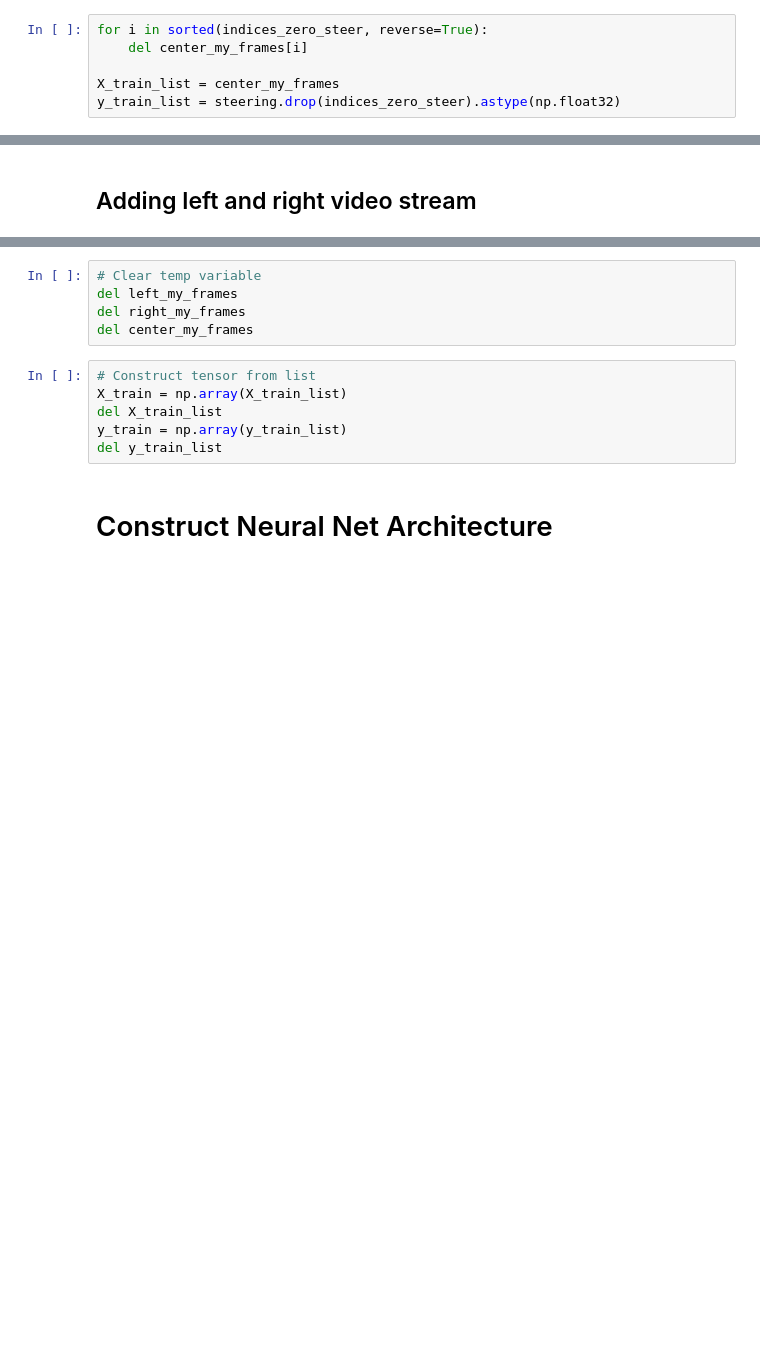
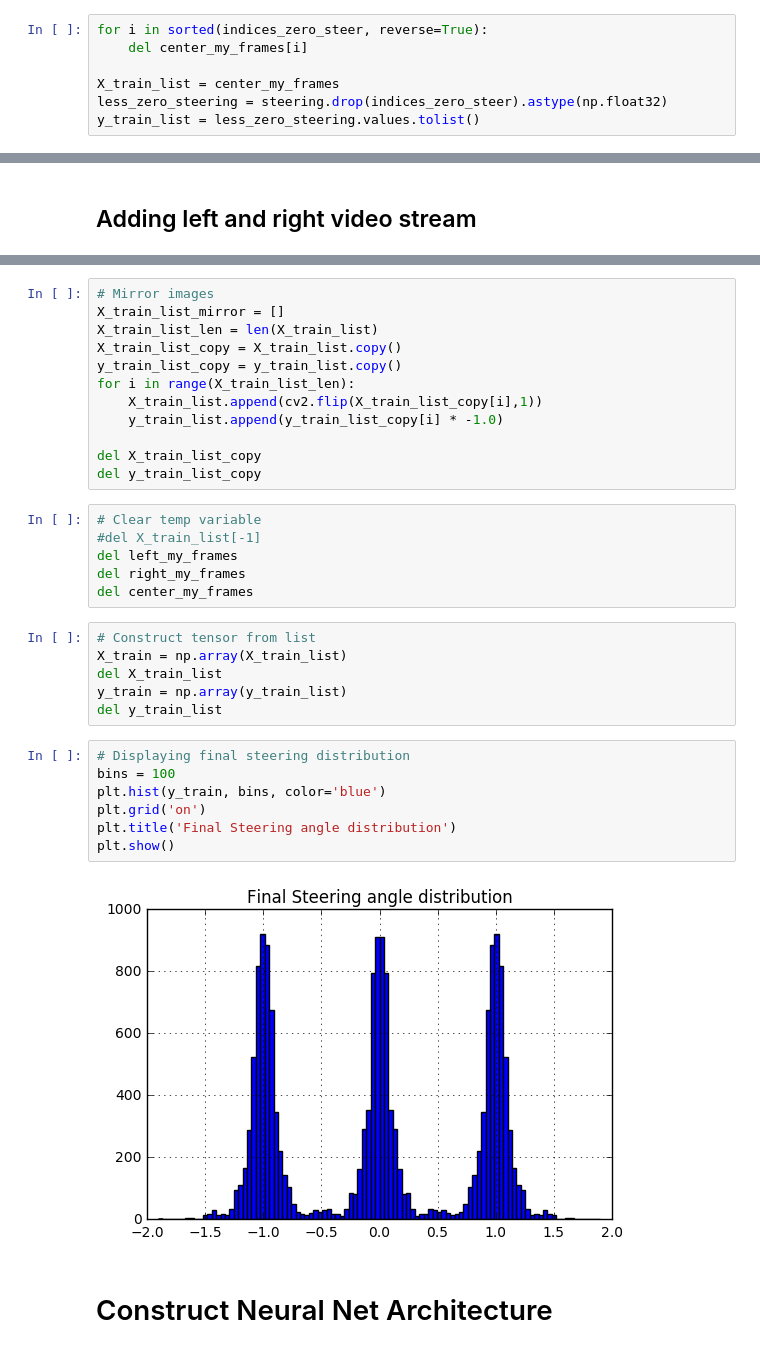
Before and after one commit to rdjondo/CarND-Behavioral-Cloning-P3, a Jupyter notebook: simulator-train.ipynb, the cells around one changed output, grey strips where cells are left out. Drawn from its saved outputs; the diff is of its cells as text; blank space fills up the shorter version.

```diff
--- a/simulator-train.ipynb
+++ b/simulator-train.ipynb
@@ -136,7 +136,8 @@ for i in sorted(indices_zero_steer, reverse=True):
     del center_my_frames[i]
 
 X_train_list = center_my_frames
-y_train_list = steering.drop(indices_zero_steer).astype(np.float32)
+less_zero_steering = steering.drop(indices_zero_steer).astype(np.float32)
+y_train_list = less_zero_steering.values.tolist()
 # %%
 print(len(X_train_list))
 print(len(y_train_list))
@@ -175,5 +188,18 @@ Training size of the angles: 8847
+# %%
+# Mirror images
+X_train_list_mirror = []
+X_train_list_len = len(X_train_list)
+X_train_list_copy = X_train_list.copy()
+y_train_list_copy = y_train_list.copy()
+for i in range(X_train_list_len):
+    X_train_list.append(cv2.flip(X_train_list_copy[i],1))
+    y_train_list.append(y_train_list_copy[i] * -1.0)
+
+del X_train_list_copy
+del y_train_list_copy
 # %%
 # Clear temp variable
+#del X_train_list[-1]
 del left_my_frames
 del right_my_frames
 del center_my_frames
@@ -183,6 +209,15 @@ X_train = np.array(X_train_list)
 del X_train_list
 y_train = np.array(y_train_list)
 del y_train_list
+# %%
+# Displaying final steering distribution
+bins = 100
+plt.hist(y_train, bins, color='blue')
+plt.grid('on')
+plt.title('Final Steering angle distribution')
+plt.show()
+# %% [output]
+[figure, added]
 # %% [markdown]
 # Construct Neural Net Architecture
 # %%
```
Also changed, not shown: parts of 11 cells of this notebook, 4 other files.
